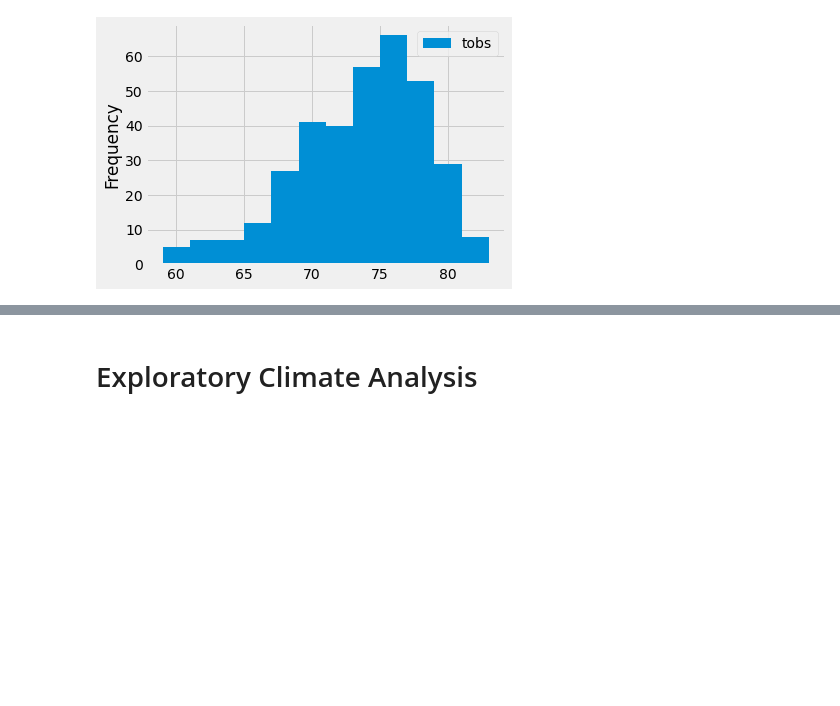
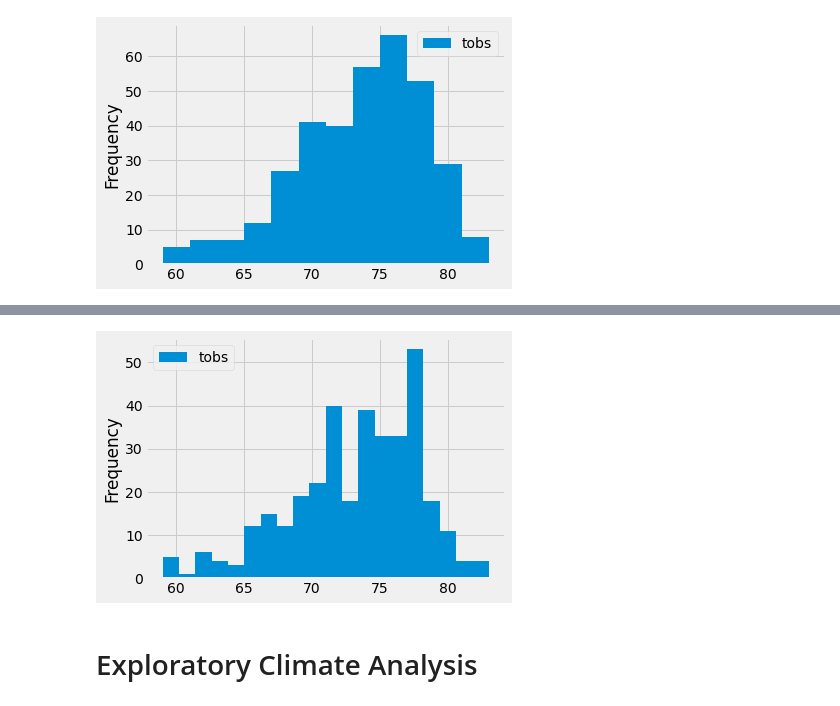
Before and after one commit to colombianguate/surfs_up, a Jupyter notebook: climate_analysis.ipynb, the cells around one changed output, grey strips where cells are left out. Cells and saved outputs as stored; diff of their text form; code cells hidden in the pictures; blank space fills up the shorter version.

```diff
--- a/climate_analysis.ipynb
+++ b/climate_analysis.ipynb
@@ -178,3 +185,10 @@ plt.tight_layout()
+# %%
+#skill drill
+
+df.plot.hist(bins=20)
+plt.tight_layout()
+# %% [output]
+[figure, added]
 # %%
 # reflect an existing database into a new model
 
```
Also changed, not shown: parts of 1 cell of this notebook, 1 other file.
